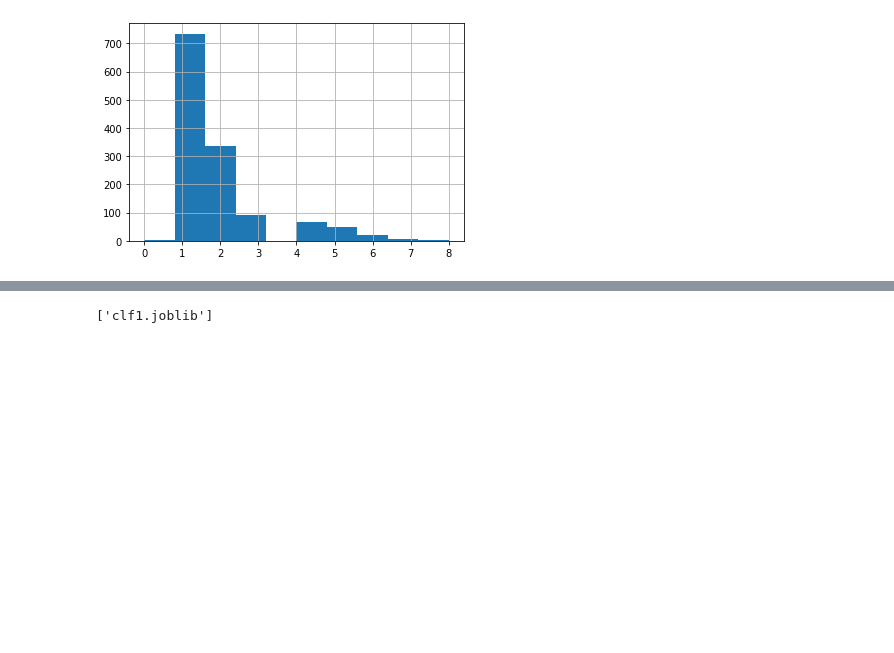
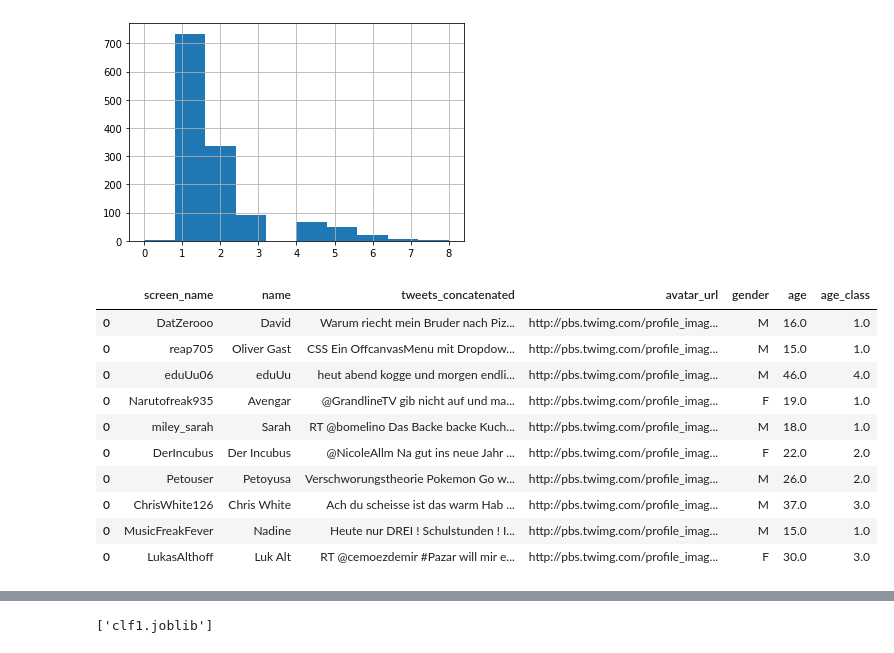
Before and after one commit to KarelZe/aiss, a Jupyter notebook: homework5.ipynb, the cells around one changed output, grey strips where cells are left out. Saved outputs shown, nothing was run; the diff lists cells and outputs as text; code cells hidden in the pictures; blank space fills up the shorter version.

```diff
--- a/homework5.ipynb
+++ b/homework5.ipynb
@@ -77,3 +127,24 @@ data['age_class'].hist()
+# %%
+data.name = data.name.apply(remove_emojis)
+data.tweets_concatenated = data.tweets_concatenated.apply(remove_emojis)
+data.name = data.name.apply(sanitize_str)
+data.tweets_concatenated = data.tweets_concatenated.apply(sanitize_str)
+
+data = data[data['tweets_concatenated'] != '']
+
+data.head(10)
+# %% [output]
+|  | screen_name | name | tweets_concatenated | avatar_url | gender | age | age_class |
+| 0 | DatZerooo | David | Warum riecht mein Bruder nach Piz... | http://pbs.twimg.com/profile_imag... | M | 16.0 | 1.0 |
+| 0 | reap705 | Oliver Gast | CSS Ein OffcanvasMenu mit Dropdow... | http://pbs.twimg.com/profile_imag... | M | 15.0 | 1.0 |
+| 0 | eduUu06 | eduUu | heut abend kogge und morgen endli... | http://pbs.twimg.com/profile_imag... | M | 46.0 | 4.0 |
+| 0 | Narutofreak935 | Avengar | @GrandlineTV gib nicht auf und ma... | http://pbs.twimg.com/profile_imag... | F | 19.0 | 1.0 |
+| 0 | miley_sarah | Sarah | RT @bomelino Das Backe backe Kuch... | http://pbs.twimg.com/profile_imag... | M | 18.0 | 1.0 |
+| 0 | DerIncubus | Der Incubus | @NicoleAllm Na gut ins neue Jahr ... | http://pbs.twimg.com/profile_imag... | F | 22.0 | 2.0 |
+| 0 | Petouser | Petoyusa | Verschworungstheorie Pokemon Go w... | http://pbs.twimg.com/profile_imag... | M | 26.0 | 2.0 |
+| 0 | ChrisWhite126 | Chris White | Ach du scheisse ist das warm Hab ... | http://pbs.twimg.com/profile_imag... | M | 37.0 | 3.0 |
+| 0 | MusicFreakFever | Nadine | Heute nur DREI ! Schulstunden ! I... | http://pbs.twimg.com/profile_imag... | M | 15.0 | 1.0 |
+| 0 | LukasAlthoff | Luk Alt | RT @cemoezdemir #Pazar will mir e... | http://pbs.twimg.com/profile_imag... | F | 30.0 | 3.0 |
 # %%
 train_sub, temp = train_test_split(data, test_size=0.4, random_state=42)
 train_meta, test = train_test_split(temp, test_size=0.4, random_state=42)
```
Also changed, not shown: parts of 14 cells of this notebook, 4 other files.
